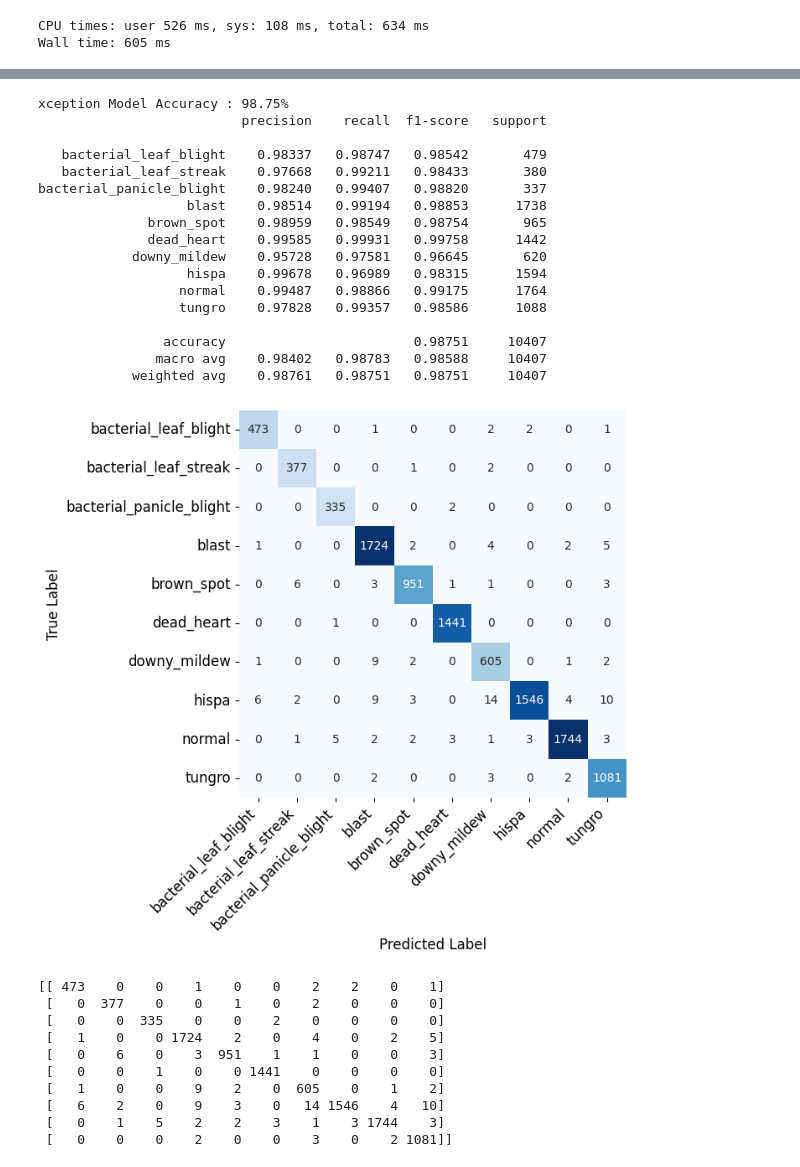
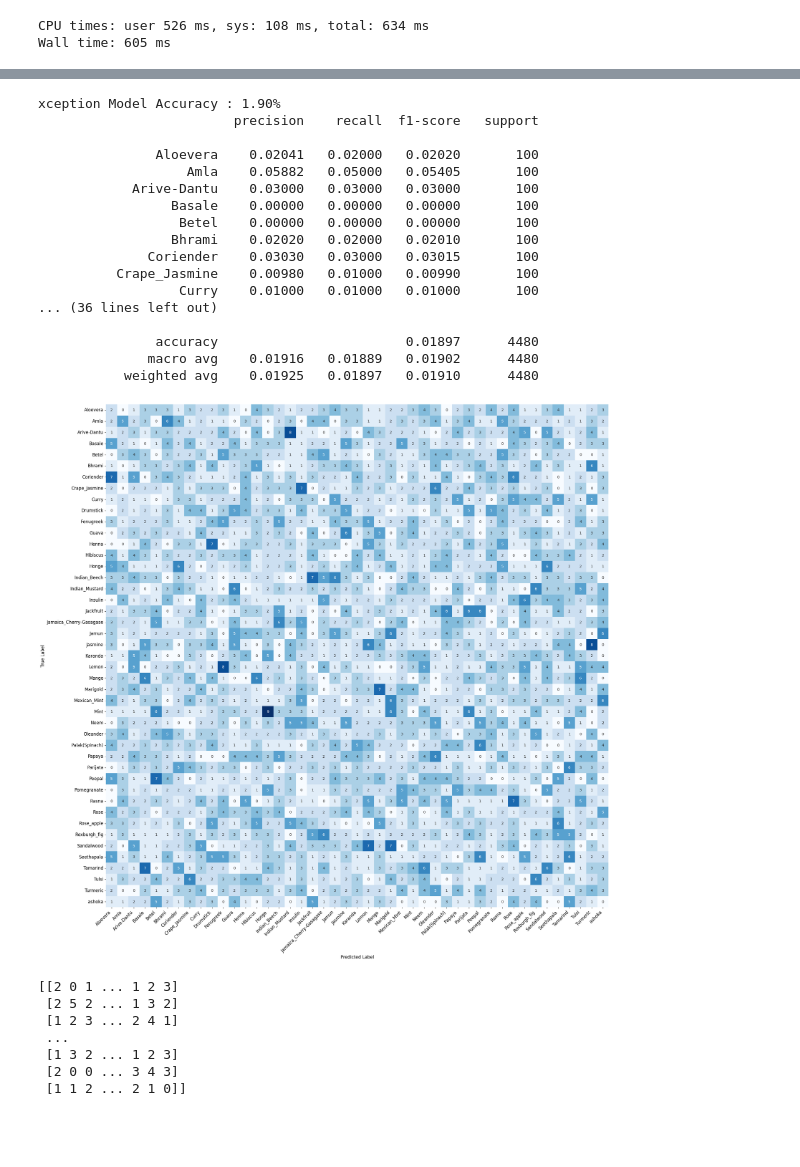
Before and after one commit to pinilDissanayaka/Ayurvedic-Plant-Classification, a Jupyter notebook: XceptionModel.ipynb, the cells around one changed output, grey strips where cells are left out. Saved outputs shown, nothing was run; the diff lists cells and outputs as text; code cells hidden in the pictures; blank space fills up the shorter version.

```diff
--- a/XceptionModel.ipynb
+++ b/XceptionModel.ipynb
@@ -292,33 +294,34 @@ pred_classes = np.argmax(pred, axis=1)
 from sklearn.metrics import accuracy_score
 from sklearn.metrics import classification_report
 
-class_names = test_generator.class_indices.keys()
-true_classes = test_generator.classes
+class_names = test_datagen.class_indices.keys()
+true_classes = test_datagen.classes[:len(pred_classes)]
 
 acc = accuracy_score(true_classes, pred_classes)
+
 print("xception Model Accuracy : {:.2f}%".format(acc * 100))
 
 cls_report = classification_report(true_classes, pred_classes,
                                    target_names=class_names, digits=5)
 print(cls_report)
 # %% [output]
-xception Model Accuracy : 98.75%
-                          precision    recall  f1-score   support
+xception Model Accuracy : 1.90%
+                         precision    recall  f1-score   support
 
-   bacterial_leaf_blight    0.98337   0.98747   0.98542       479
-   bacterial_leaf_streak    0.97668   0.99211   0.98433       380
-bacterial_panicle_blight    0.98240   0.99407   0.98820       337
-                   blast    0.98514   0.99194   0.98853      1738
-              brown_spot    0.98959   0.98549   0.98754       965
-              dead_heart    0.99585   0.99931   0.99758      1442
-            downy_mildew    0.95728   0.97581   0.96645       620
-                   hispa    0.99678   0.96989   0.98315      1594
-                  normal    0.99487   0.98866   0.99175      1764
-                  tungro    0.97828   0.99357   0.98586      1088
+               Aloevera    0.02041   0.02000   0.02020       100
+                   Amla    0.05882   0.05000   0.05405       100
+            Arive-Dantu    0.03000   0.03000   0.03000       100
+                 Basale    0.00000   0.00000   0.00000       100
+                  Betel    0.00000   0.00000   0.00000       100
+                 Bhrami    0.02020   0.02000   0.02010       100
+              Coriender    0.03030   0.03000   0.03015       100
+          Crape_Jasmine    0.00980   0.01000   0.00990       100
+                  Curry    0.01000   0.01000   0.01000       100
+... (36 lines left out)
 
-                accuracy                        0.98751     10407
-               macro avg    0.98402   0.98783   0.98588     10407
-            weighted avg    0.98761   0.98751   0.98751     10407
+               accuracy                        0.01897      4480
+              macro avg    0.01916   0.01889   0.01902      4480
+           weighted avg    0.01925   0.01897   0.01910      4480
 # %%
 import seaborn as sns
 from sklearn.metrics import confusion_matrix
@@ -328,43 +331,40 @@ class_names = test_datagen.class_indices.keys()
 
 def plot_heatmap(y_true, y_pred, class_names, ax, title):
     cm = confusion_matrix(y_true, y_pred)
     sns.heatmap(
         cm,
         annot=True,
         square=True,
         xticklabels=class_names,
         yticklabels=class_names,
         fmt='d',
         cmap=plt.cm.Blues,
         cbar=False,
         ax=ax
     )
     #ax.set_title(title, fontsize=16)
     ax.set_xticklabels(ax.get_xticklabels(), fontsize=12, rotation=45, ha="right")
     ax.set_yticklabels(ax.get_yticklabels(), fontsize=12)
     ax.set_ylabel('True Label', fontsize=12)
     ax.set_xlabel('Predicted Label', fontsize=12)
 
-fig, ax = plt.subplots(1, 1, figsize=(6, 6))
+fig, ax = plt.subplots(1, 1, figsize=(25, 25))
 
 plot_heatmap(true_classes, pred_classes, class_names, ax, title="CNN")
 
 #fig.suptitle("Confusion Matrix Model Comparison", fontsize=12)
 #fig.tight_layout()
 #fig.subplots_adjust(top=1.25)
 plt.show()
 cm = confusion_matrix(true_classes, pred_classes)
 print(cm)
 # %% [output]
-[figure, old version]
+[figure, new version]
-[[ 473    0    0    1    0    0    2    2    0    1]
- [   0  377    0    0    1    0    2    0    0    0]
- [   0    0  335    0    0    2    0    0    0    0]
- [   1    0    0 1724    2    0    4    0    2    5]
- [   0    6    0    3  951    1    1    0    0    3]
- [   0    0    1    0    0 1441    0    0    0    0]
- [   1    0    0    9    2    0  605    0    1    2]
- [   6    2    0    9    3    0   14 1546    4   10]
- [   0    1    5    2    2    3    1    3 1744    3]
- [   0    0    0    2    0    0    3    0    2 1081]]
+[[2 0 1 ... 1 2 3]
+ [2 5 2 ... 1 3 2]
+ [1 2 3 ... 2 4 1]
+ ...
+ [1 3 2 ... 1 2 3]
+ [2 0 0 ... 3 4 3]
+ [1 1 2 ... 2 1 0]]
 # %%
```
Also changed, not shown: parts of 7 cells of this notebook.
